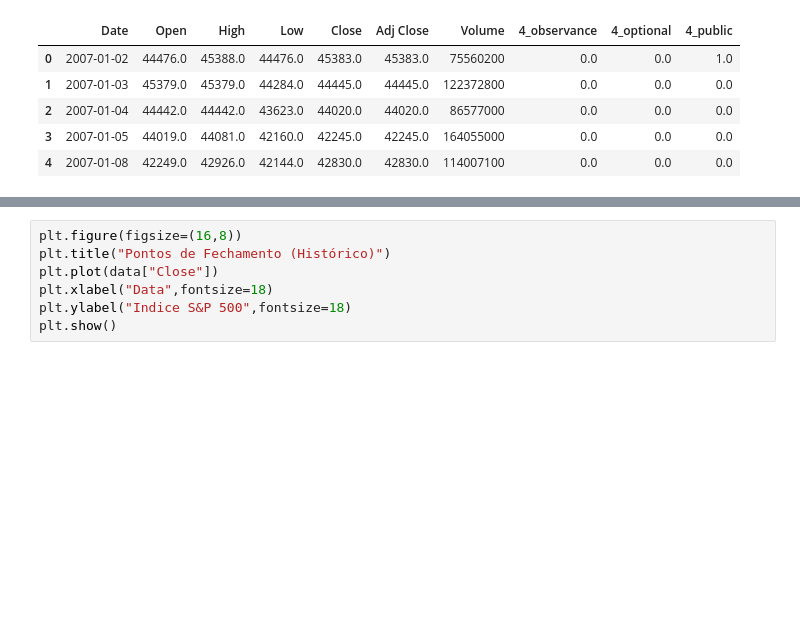
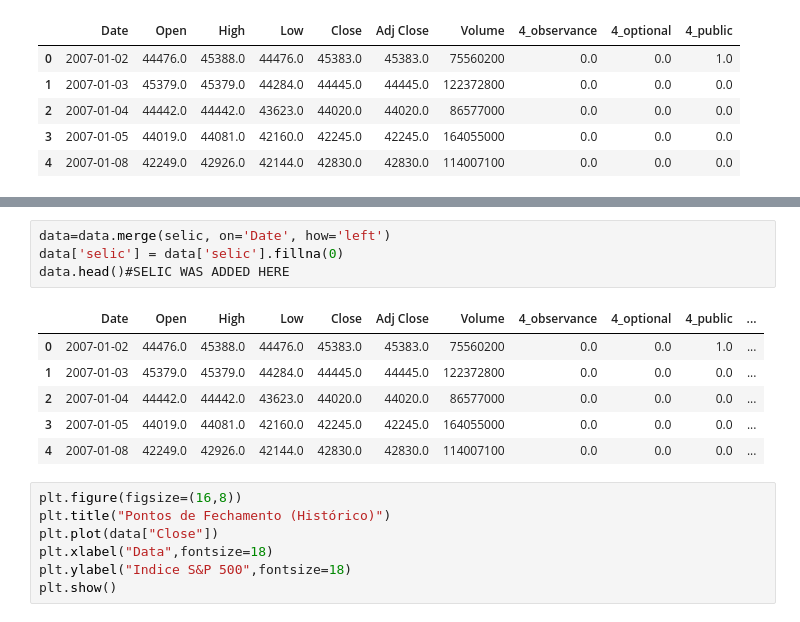
Before and after one commit to marreapato/Forecasting_Paper_XAI, a Jupyter notebook: stocks_type_lags/MultivariateStocks_Baseline_Com_Lags_tryingshaplime.ipynb, the cells around one changed output, grey strips where cells are left out. Saved outputs shown, nothing was run; the diff lists cells and outputs as text; blank space fills up the shorter version.

```diff
--- a/stocks_type_lags/MultivariateStocks_Baseline_Com_Lags_tryingshaplime.ipynb
+++ b/stocks_type_lags/MultivariateStocks_Baseline_Com_Lags_tryingshaplime.ipynb
@@ -90,3 +131,14 @@ data.head()
+# %%
+data=data.merge(selic, on='Date', how='left')
+data['selic'] = data['selic'].fillna(0)
+data.head()#SELIC WAS ADDED HERE
+# %% [output]
+|  | Date | Open | High | Low | Close | Adj Close | Volume | 4_observance | 4_optional | 4_public | ... |
+| 0 | 2007-01-02 | 44476.0 | 45388.0 | 44476.0 | 45383.0 | 45383.0 | 75560200 | 0.0 | 0.0 | 1.0 | ... |
+| 1 | 2007-01-03 | 45379.0 | 45379.0 | 44284.0 | 44445.0 | 44445.0 | 122372800 | 0.0 | 0.0 | 0.0 | ... |
+| 2 | 2007-01-04 | 44442.0 | 44442.0 | 43623.0 | 44020.0 | 44020.0 | 86577000 | 0.0 | 0.0 | 0.0 | ... |
+| 3 | 2007-01-05 | 44019.0 | 44081.0 | 42160.0 | 42245.0 | 42245.0 | 164055000 | 0.0 | 0.0 | 0.0 | ... |
+| 4 | 2007-01-08 | 42249.0 | 42926.0 | 42144.0 | 42830.0 | 42830.0 | 114007100 | 0.0 | 0.0 | 0.0 | ... |
 # %%
 plt.figure(figsize=(16,8))
 plt.title("Pontos de Fechamento (Histórico)")
```
Also changed, not shown: parts of 13 cells of this notebook.
